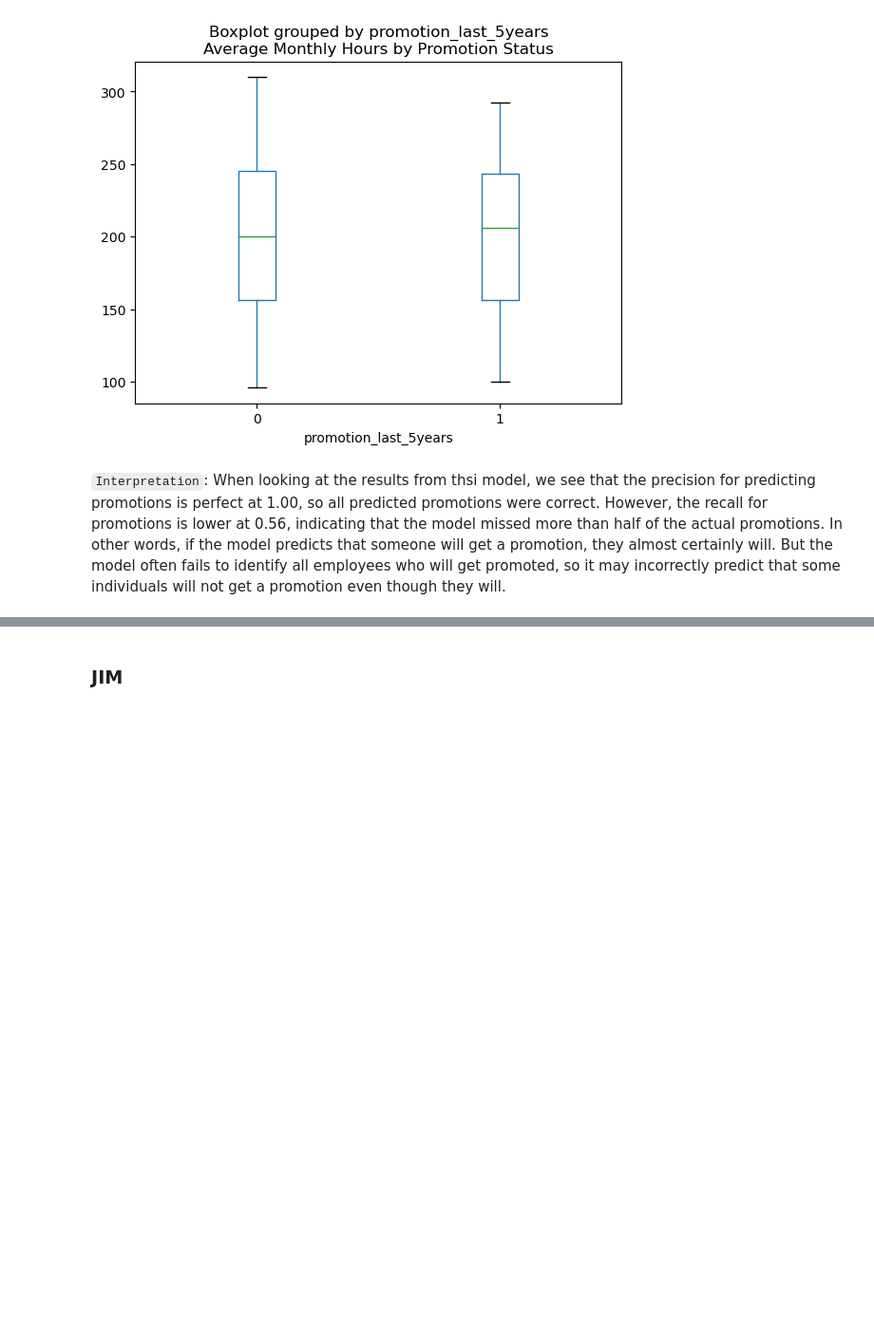
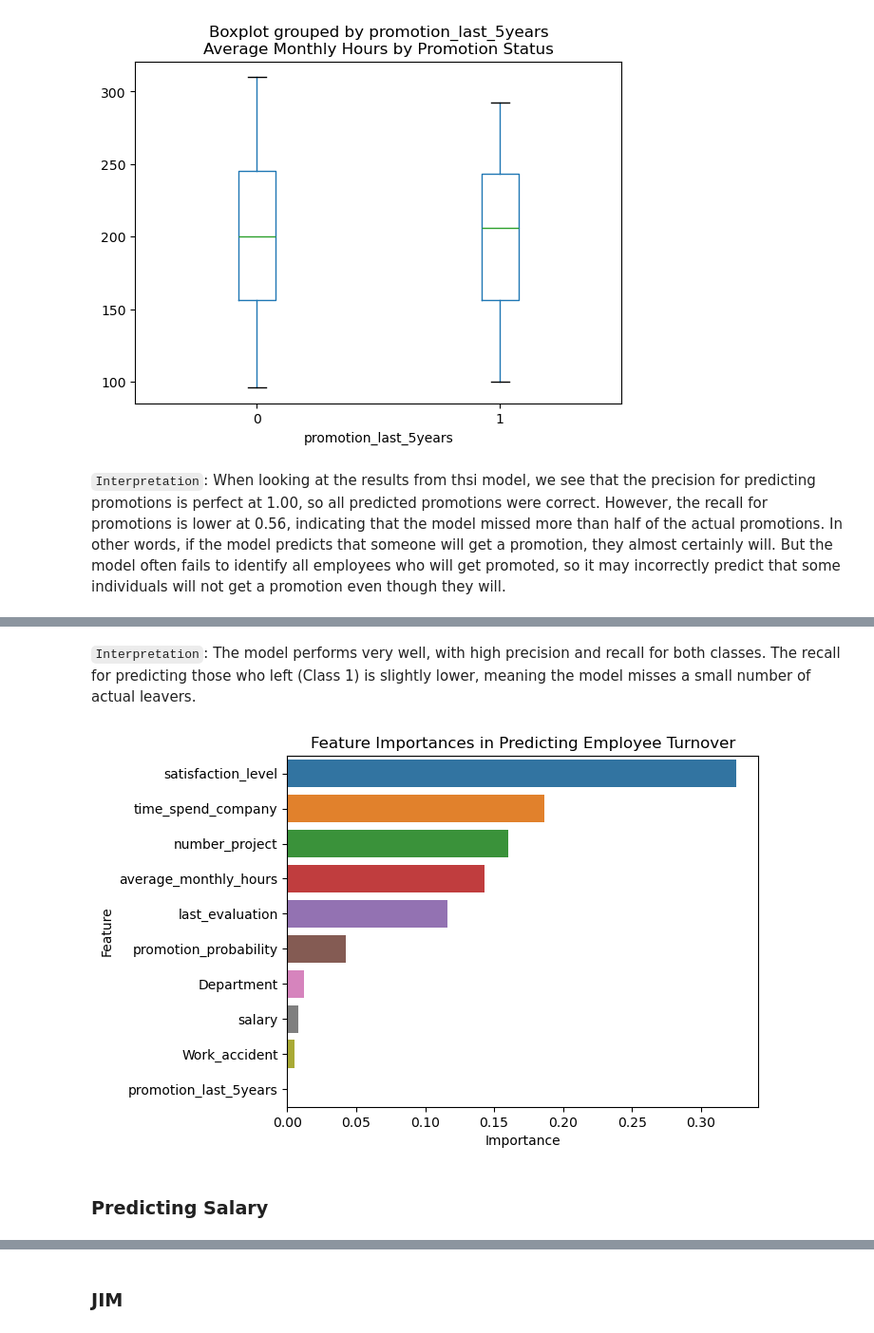
Before and after one commit to zacharyartman/aai501-group2, a Jupyter notebook: main.ipynb, the cells around one changed output, grey strips where cells are left out. Shown at 95% size. Saved outputs shown, nothing was run; the diff lists cells and outputs as text; code cells hidden in the pictures; blank space fills up the shorter version.

```diff
--- a/main.ipynb
+++ b/main.ipynb
@@ -202,3 +185,15 @@ plt.show()
 [figure]
 # %% [markdown]
 `Interpretation`: When looking at the results from thsi model, we see that the precision for predicting promotions is perfect at 1.00, so all predicted promotions were correct. However, the recall for promotions is lower at 0.56, indicating that the model missed more than half of the actual promotions. In other words, if the model predicts that someone will get a promotion, they almost certainly will. But the model often fails to identify all employees who will get promoted, so it may incorrectly predict that some individuals will not get a promotion even though they will.
+# %%
+promotion_probabilities = model.predict_proba(X)[:, 1]
+df['promotion_probability'] = promotion_probabilities
+
+not_promoted_employees = df[df['promotion_last_5years'] == 0]
+
+# 30% probability of promotion
+threshold = 0.3
+likely_to_be_promoted = not_promoted_employees[not_promoted_employees['promotion_probability'] > threshold]
+
+employee_ids_likely_to_be_promoted = likely_to_be_promoted.index
+print("Employees likely to be promoted:", employee_ids_likely_to_be_promoted)
@@ -204,0 +326,18 @@ plt.show()
+# %%
+X = df.drop(columns=['left'])
+y = df['left']
+
+# Split data
+X_train, X_test, y_train, y_test = train_test_split(X, y, test_size=0.2, random_state=1234)
+
+# Train a Random Forest Classifier
+model = RandomForestClassifier(random_state=1234)
+model.fit(X_train, y_train)
+y_pred = model.predict(X_test)
+
+# Evaluation
+classification_report_result = classification_report(y_test, y_pred)
+confusion_matrix_result = confusion_matrix(y_test, y_pred)
+
+print(classification_report_result)
+print(confusion_matrix_result)
@@ -204,0 +356,16 @@ plt.show()
+# %% [markdown]
+`Interpretation`: The model performs very well, with high precision and recall for both classes. The recall for predicting those who left (Class 1) is slightly lower, meaning the model misses a small number of actual leavers.
+# %%
+importances = model.feature_importances_
+feature_names = X.columns
+
+feature_importance_df = pd.DataFrame({'Feature': feature_names, 'Importance': importances})
+feature_importance_df = feature_importance_df.sort_values(by='Importance', ascending=False)
+
+sns.barplot(x='Importance', y='Feature', data=feature_importance_df)
+plt.title('Feature Importances in Predicting Employee Turnover')
+plt.show()
+# %% [output]
+[figure, added]
+# %% [markdown]
+### Predicting Salary
```
Also changed, not shown: parts of 21 cells of this notebook.
